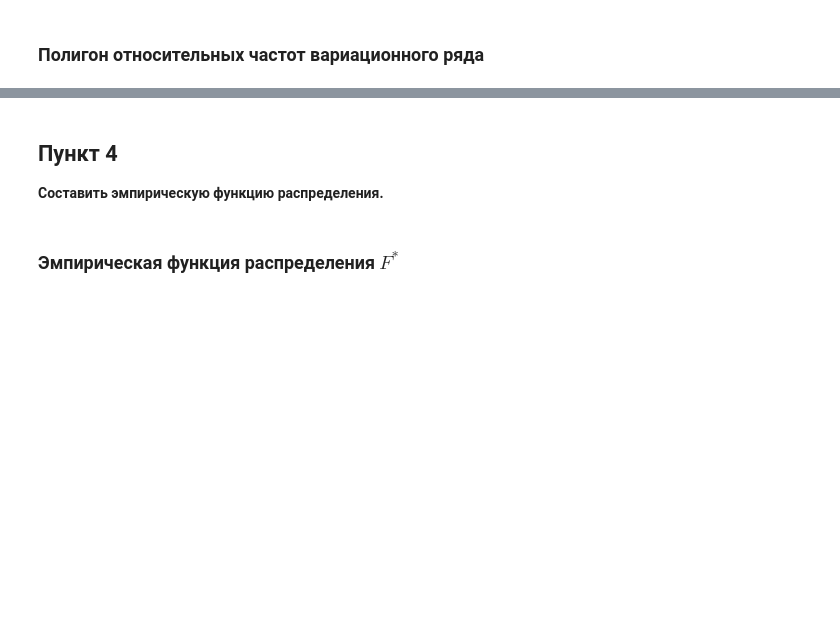
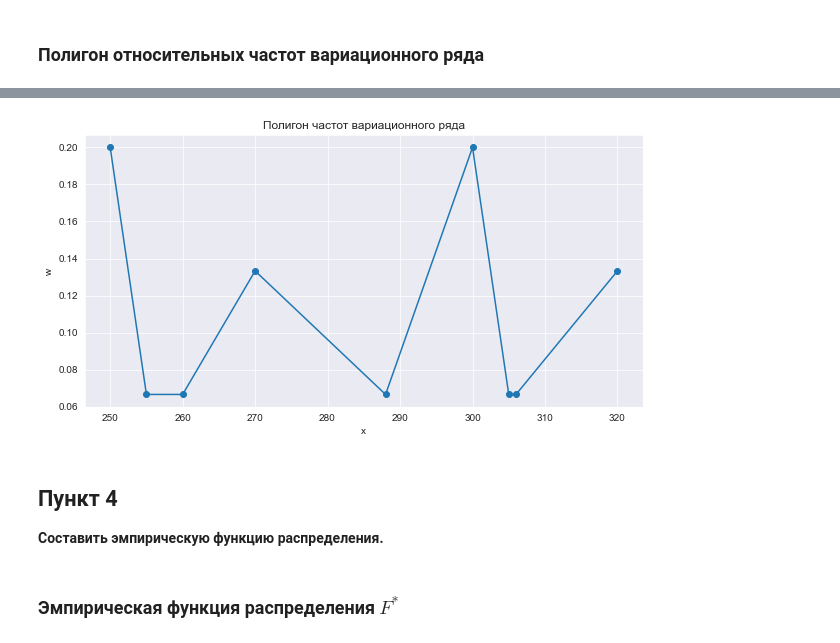
Before and after one commit to CosmDandy/Polytech-4-Sem-Statistics, a Jupyter notebook: Python/LB1/LB1_Test_1.ipynb, the cells around one changed output, grey strips where cells are left out. Saved outputs shown, nothing was run; the diff lists cells and outputs as text; code cells hidden in the pictures; blank space fills up the shorter version.

```diff
--- a/Python/LB1/LB1_Test_1.ipynb
+++ b/Python/LB1/LB1_Test_1.ipynb
@@ -109,6 +124,19 @@ fig = px.line(x=unique, y=rel_freq.iloc[0], markers=True, title='Полигон
 fig.show()
 # %% [output]
 [interactive output not drawn]
+# %%
+def plot_rel_freq_polygon(x, y, title):
+    sns.set_style("darkgrid")
+    fig, ax = plt.subplots(figsize=(10, 5))
+    ax.set_title(title)
+    ax.plot(x, y, marker='o')
+    ax.set_xlabel("x")
+    ax.set_ylabel("w")
+    plt.plot()
+
+plot_rel_freq_polygon(x=unique, y=rel_freq.iloc[0], title='Полигон частот вариационного ряда')
+# %% [output]
+[figure, added]
 # %% [markdown]
 ## Пункт 4
 **Составить эмпирическую функцию распределения.**
```
Also changed, not shown: parts of 6 cells of this notebook.
